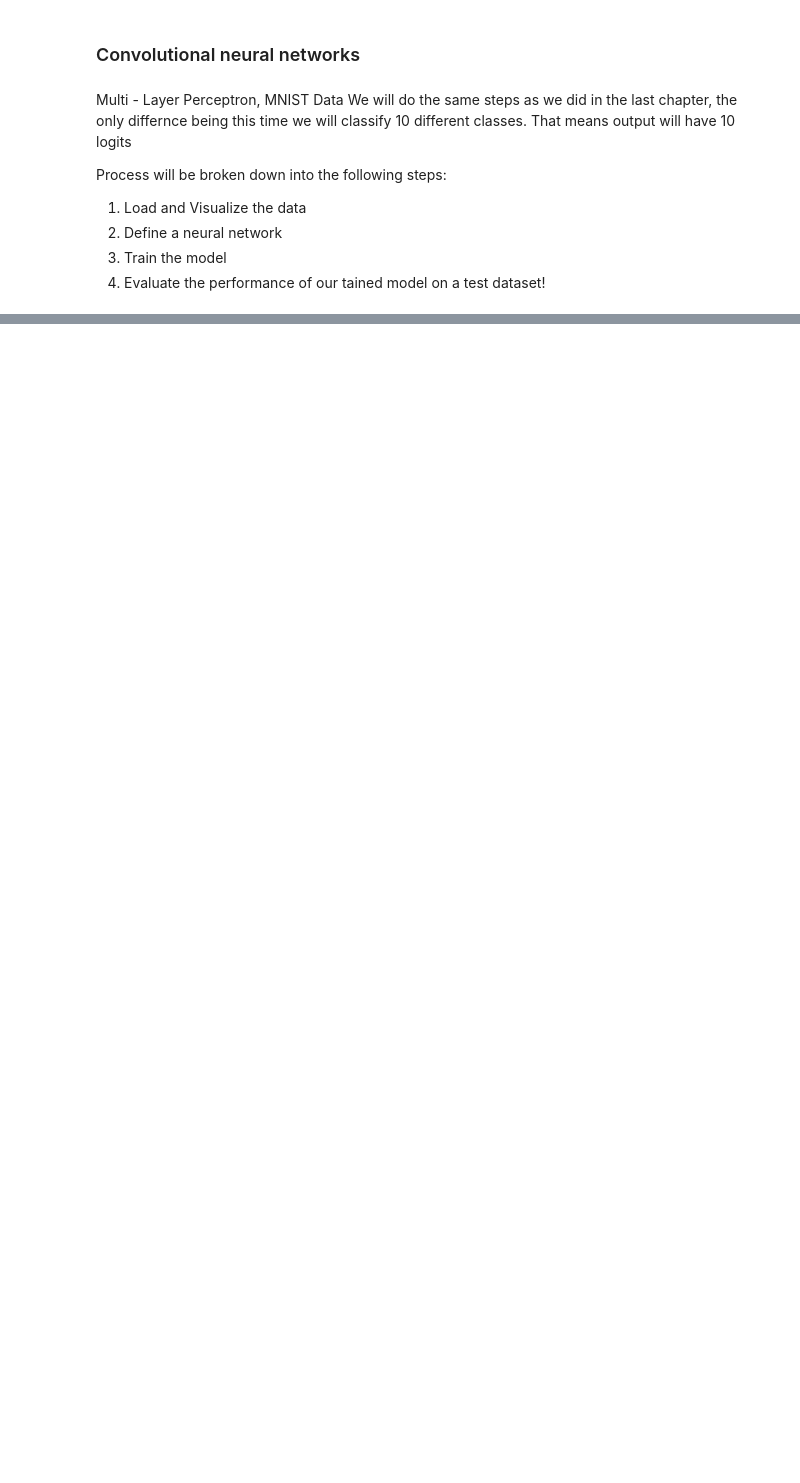
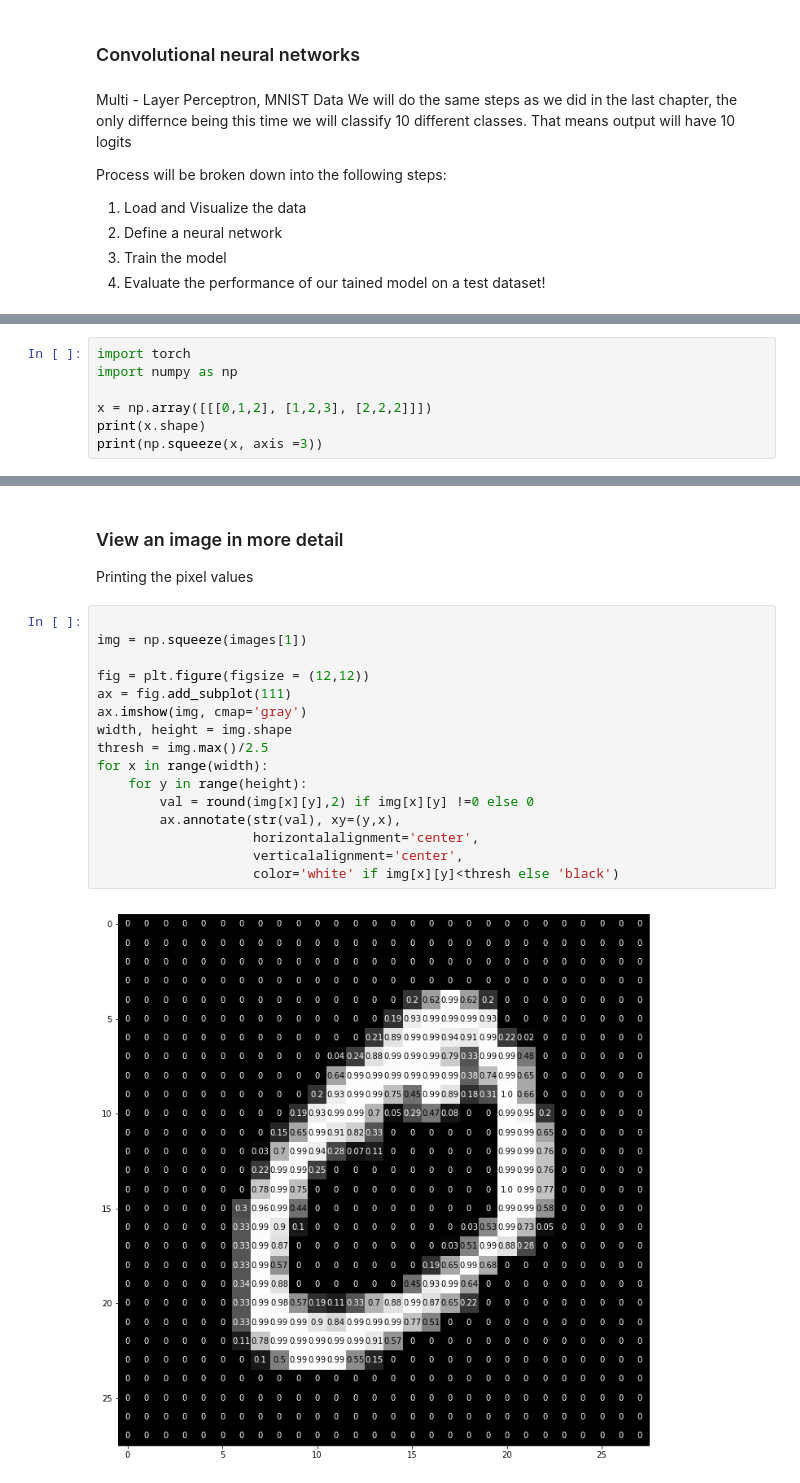
Before and after one commit to biplabku/PyTochChallenge, a Jupyter notebook: convoneaural.ipynb, the cells around one changed output, grey strips where cells are left out. Cells and saved outputs as stored; diff of their text form; blank space fills up the shorter version.

```diff
--- a/convoneaural.ipynb
+++ b/convoneaural.ipynb
@@ -14,0 +12,7 @@ import numpy as np
+# %%
+import torch
+import numpy as np
+
+x = np.array([[[0,1,2], [1,2,3], [2,2,2]]])
+print(x.shape)
+print(np.squeeze(x, axis =3))
@@ -49,0 +68,21 @@ TypeError: ToTensor() takes no arguments
+# %% [markdown]
+### View an image in more detail
+Printing the pixel values
+# %%
+
+img = np.squeeze(images[1])
+
+fig = plt.figure(figsize = (12,12))
+ax = fig.add_subplot(111)
+ax.imshow(img, cmap='gray')
+width, height = img.shape
+thresh = img.max()/2.5
+for x in range(width):
+    for y in range(height):
+        val = round(img[x][y],2) if img[x][y] !=0 else 0
+        ax.annotate(str(val), xy=(y,x),
+                    horizontalalignment='center',
+                    verticalalignment='center',
+                    color='white' if img[x][y]<thresh else 'black')
+# %% [output]
+[figure, added]
```
Also changed, not shown: parts of 6 cells of this notebook.
